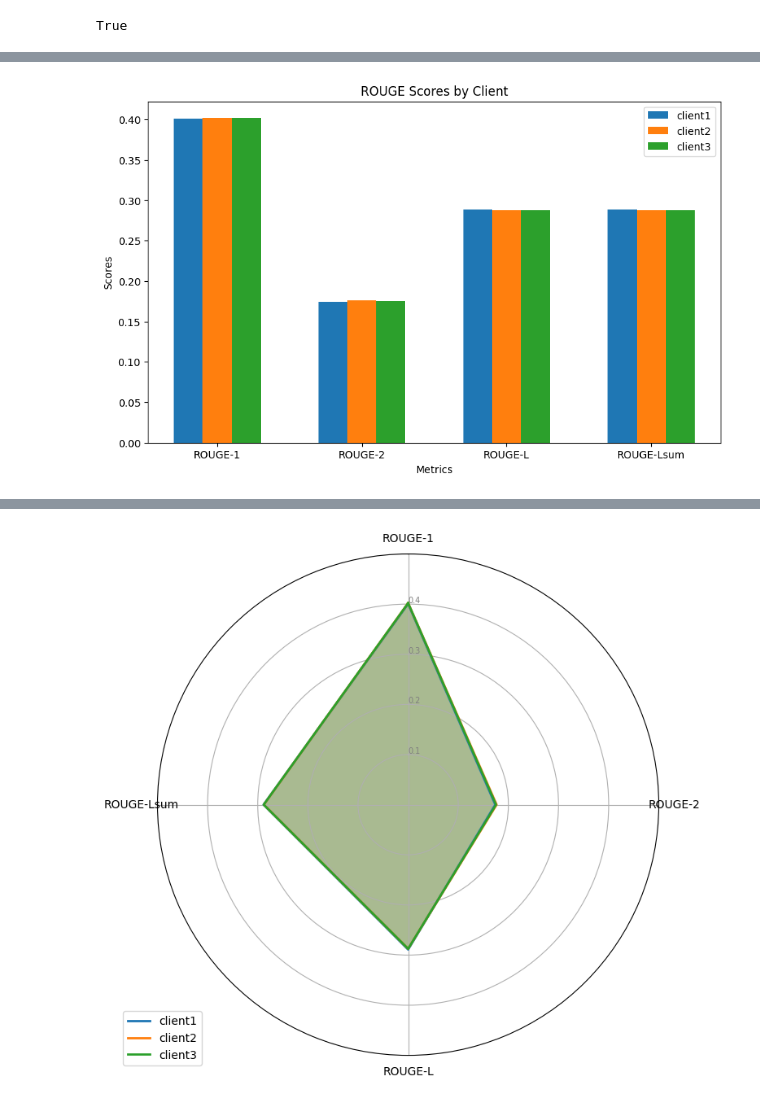
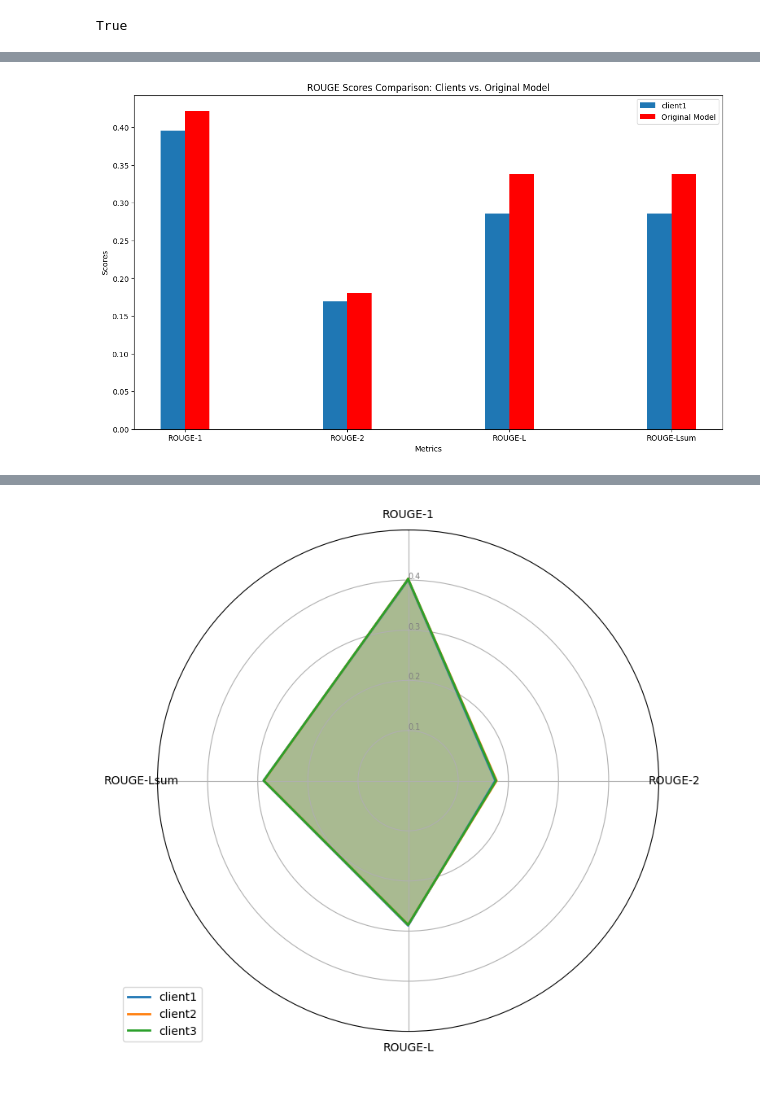
Before and after one commit to nash5657/MasterThesis2024, a Jupyter notebook: examples/mnist-pytorch/run_fedn_training.ipynb, the cells around one changed output, grey strips where cells are left out. Cells and saved outputs as stored; diff of their text form; code cells hidden in the pictures.

Commit message:
plotting

```diff
--- a/examples/mnist-pytorch/run_fedn_training.ipynb
+++ b/examples/mnist-pytorch/run_fedn_training.ipynb
@@ -57,62 +67,74 @@ print(validations)
 # %%
 # Path to the JSON file
-file_path = '/Users/nash/Downloads/control.validations.json'  # Replace this with the path to your JSON file
+file_path = '/Users/nash/Downloads/control.validations-1.json'  # Replace this with the path to your JSON file
 # %%
 import json
 import matplotlib.pyplot as plt
 import numpy as np
 
-# Function to read JSON data from a file
-def read_json_file(file_path):
+# Function to read multiple JSON objects from a file
+def read_multiple_json_objects(file_path):
+    data = []
     with open(file_path, 'r') as file:
-        data = json.load(file)
+        for line in file:
+            try:
+                data.append(json.loads(line))
+            except json.JSONDecodeError:
+                continue
     return data
 
-# Read data
-data = read_json_file(file_path)
 
-# Extract ROUGE scores
+# Read data from the file
+data = read_multiple_json_objects(file_path)
+
+# Extract ROUGE scores and store them in a dictionary
 rouge_data = {}
 for item in data:
     client_name = item['sender']['name']
     scores = json.loads(item['data'])
-    rouge_data[client_name] = {
-        'ROUGE-1': scores['rouge1'],
-        'ROUGE-2': scores['rouge2'],
-        'ROUGE-L': scores['rougeL'],
-        'ROUGE-Lsum': scores['rougeLsum']
-    }
+    if client_name not in rouge_data:
+        rouge_data[client_name] = {'ROUGE-1': [], 'ROUGE-2': [], 'ROUGE-L': [], 'ROUGE-Lsum': []}
+    rouge_data[client_name]['ROUGE-1'].append(scores['rouge1'])
+    rouge_data[client_name]['ROUGE-2'].append(scores['rouge2'])
+    rouge_data[client_name]['ROUGE-L'].append(scores['rougeL'])
+    rouge_data[client_name]['ROUGE-Lsum'].append(scores['rougeLsum'])
 
-# Prepare data for plotting
+# Calculate average scores for each metric per client
+clients = list(rouge_data.keys())
 metrics = ['ROUGE-1', 'ROUGE-2', 'ROUGE-L', 'ROUGE-Lsum']
-scores = {metric: [] for metric in metrics}
-clients = list(rouge_data.keys())
+average_scores = {client: {metric: np.mean(rouge_data[client][metric]) for metric in metrics} for client in clients}
 
-for client, metrics_scores in rouge_data.items():
-    for metric in metrics:
-        scores[metric].append(metrics_scores.get(metric, 0))
+# Define the scores for the original model
+original_model_scores = {
+    'ROUGE-1': 0.42161291557556113,
+    'ROUGE-2': 0.18035380596301792,
+    'ROUGE-L': 0.3384439349963909,
+    'ROUGE-Lsum': 0.33835653595561666
+}
 
-n_metrics = len(metrics)
-index = np.arange(n_metrics)
-bar_width = 0.2
+# Plotting the comparison
+fig, ax = plt.subplots(figsize=(14, 8))
+index = np.arange(len(metrics))
+bar_width = 0.15  # Adjusted bar width to accommodate all entries
 
-# Create a bar chart
-fig, ax = plt.subplots(figsize=(10, 6))
 for i, client in enumerate(clients):
-    ax.bar(index + i * bar_width, [scores[metric][i] for metric in metrics], bar_width, label=client)
+    avg_scores = [average_scores[client][metric] for metric in metrics]
+    ax.bar(index + i * bar_width, avg_scores, bar_width, label=client)
 
-# Add labels, title and custom x-axis tick labels
+# Adding the original model's scores
+original_scores = [original_model_scores[metric] for metric in metrics]
+ax.bar(index + len(clients) * bar_width, original_scores, bar_width, label='Original Model', color='r')
+
 ax.set_xlabel('Metrics')
 ax.set_ylabel('Scores')
-ax.set_title('ROUGE Scores by Client')
-ax.set_xticks(index + bar_width / 2 * (len(clients) - 1))
+ax.set_title('ROUGE Scores Comparison: Clients vs. Original Model')
+ax.set_xticks(index + bar_width * (len(clients) / 2))
 ax.set_xticklabels(metrics)
 ax.legend()
 
-# Show the plot
 plt.show()
 # %% [output]
-[figure, old version]
+[figure, new version]
 # %%
 import json
 import matplotlib.pyplot as plt
```
Also changed, not shown: parts of 4 cells of this notebook, 3 other files.
